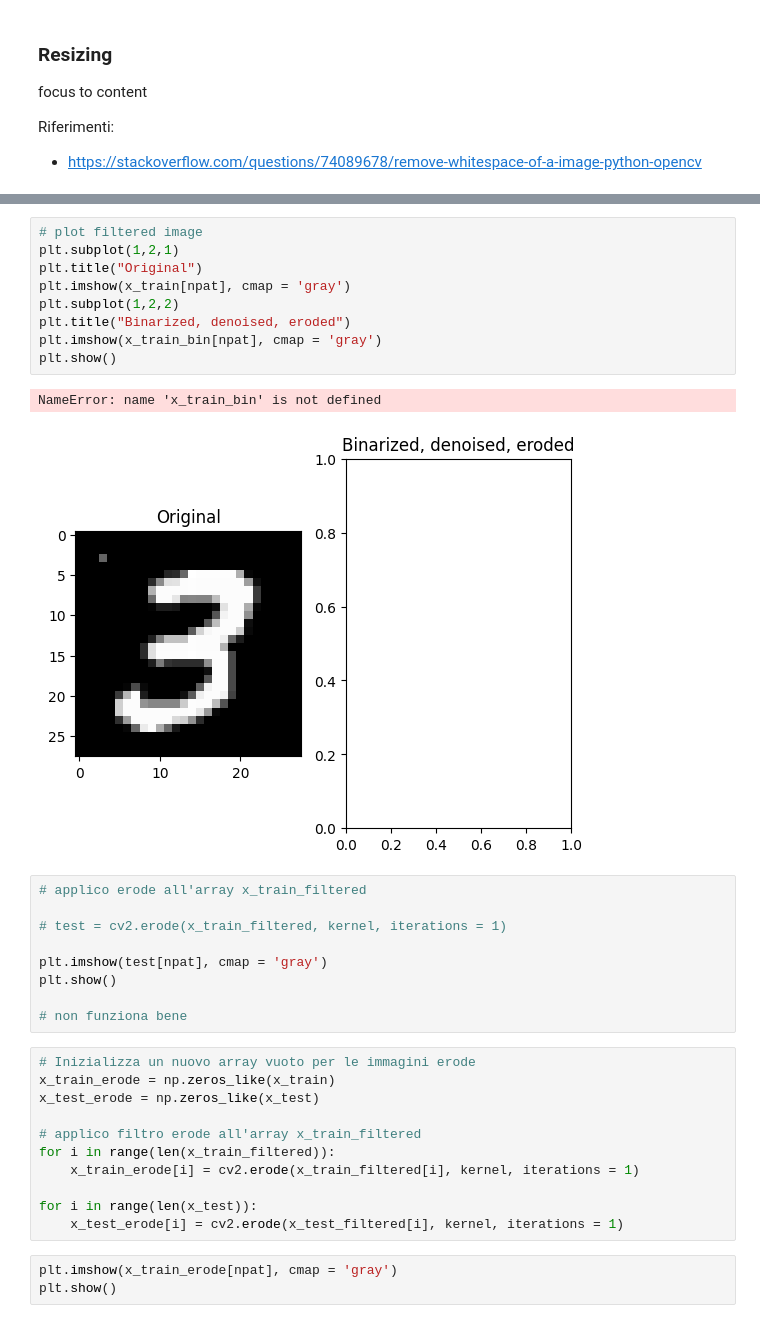
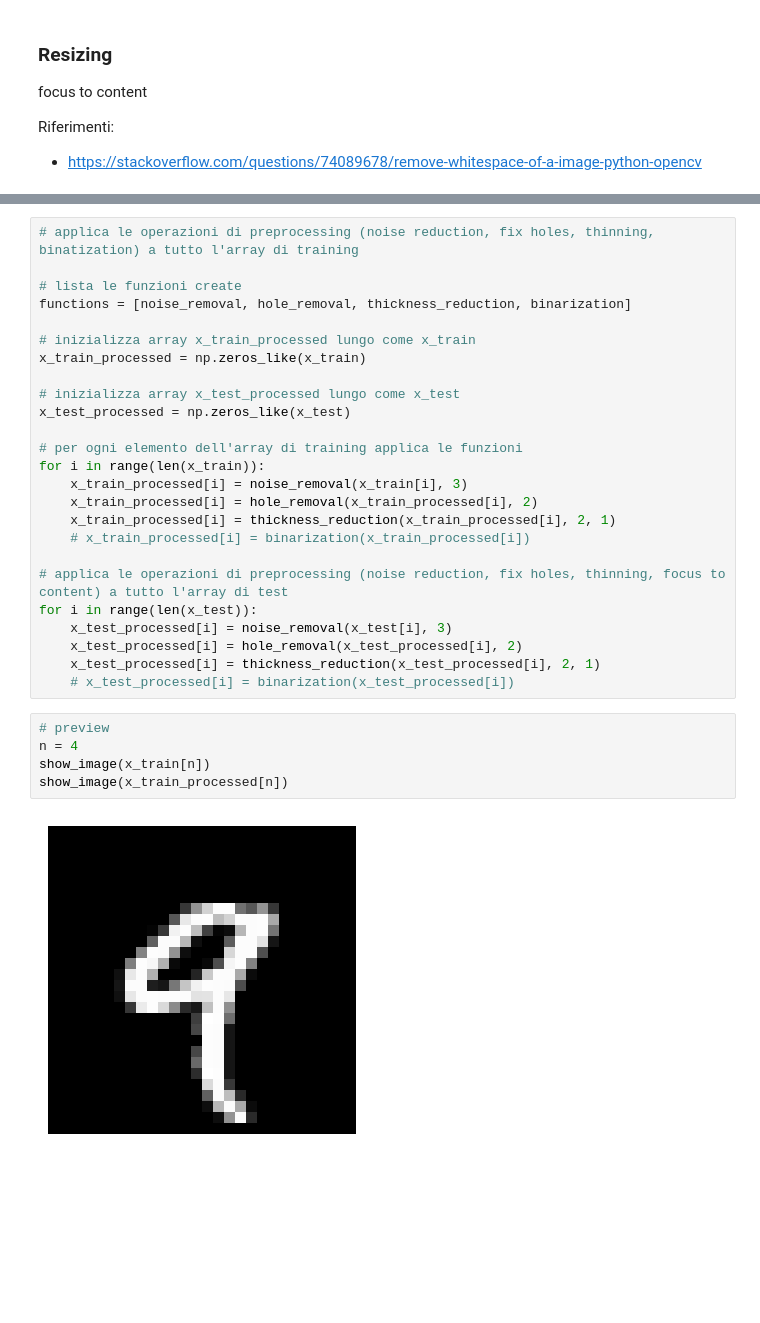
Before and after one commit to dennisangemi/machine-learning-for-physics, a Jupyter notebook: 4_mnist/code/my-mnist.ipynb, the cells around one changed output, grey strips where cells are left out. Drawn from its saved outputs; the diff is of its cells as text; blank space fills up the shorter version.

```diff
--- a/4_mnist/code/my-mnist.ipynb
+++ b/4_mnist/code/my-mnist.ipynb
@@ -456,35 +556,32 @@ for i in range(len(x_test)):
-# %%
-# plot filtered image
-plt.subplot(1,2,1)
-plt.title("Original")
-plt.imshow(x_train[npat], cmap = 'gray')
-plt.subplot(1,2,2)
-plt.title("Binarized, denoised, eroded")
-plt.imshow(x_train_bin[npat], cmap = 'gray')
-plt.show()
-# %% [output]
-NameError: name 'x_train_bin' is not defined
-[figure, removed]
-# %%
-# applico erode all'array x_train_filtered
-
-# test = cv2.erode(x_train_filtered, kernel, iterations = 1)
-
-plt.imshow(test[npat], cmap = 'gray')
-plt.show()
-
-# non funziona bene
-# %%
-# Inizializza un nuovo array vuoto per le immagini erode
-x_train_erode = np.zeros_like(x_train)
-x_test_erode = np.zeros_like(x_test)
-
-# applico filtro erode all'array x_train_filtered
-for i in range(len(x_train_filtered)):
-    x_train_erode[i] = cv2.erode(x_train_filtered[i], kernel, iterations = 1)
-
-for i in range(len(x_test)):
-    x_test_erode[i] = cv2.erode(x_test_filtered[i], kernel, iterations = 1)
-# %%
-plt.imshow(x_train_erode[npat], cmap = 'gray')
-plt.show()
+# %%
+# applica le operazioni di preprocessing (noise reduction, fix holes, thinning, binatization) a tutto l'array di training
+
+# lista le funzioni create
+functions = [noise_removal, hole_removal, thickness_reduction, binarization]
+
+# inizializza array x_train_processed lungo come x_train
+x_train_processed = np.zeros_like(x_train)
+
+# inizializza array x_test_processed lungo come x_test
+x_test_processed = np.zeros_like(x_test)
+
+# per ogni elemento dell'array di training applica le funzioni
+for i in range(len(x_train)):
+    x_train_processed[i] = noise_removal(x_train[i], 3)
+    x_train_processed[i] = hole_removal(x_train_processed[i], 2)
+    x_train_processed[i] = thickness_reduction(x_train_processed[i], 2, 1)
+    # x_train_processed[i] = binarization(x_train_processed[i])
+
+# applica le operazioni di preprocessing (noise reduction, fix holes, thinning, focus to content) a tutto l'array di test
+for i in range(len(x_test)):
+    x_test_processed[i] = noise_removal(x_test[i], 3)
+    x_test_processed[i] = hole_removal(x_test_processed[i], 2)
+    x_test_processed[i] = thickness_reduction(x_test_processed[i], 2, 1)
+    # x_test_processed[i] = binarization(x_test_processed[i])
+# %%
+# preview
+n = 4
+show_image(x_train[n])
+show_image(x_train_processed[n])
+# %% [output]
+[figure, added]
```
Also changed, not shown: parts of 32 cells of this notebook, 1 other file.
